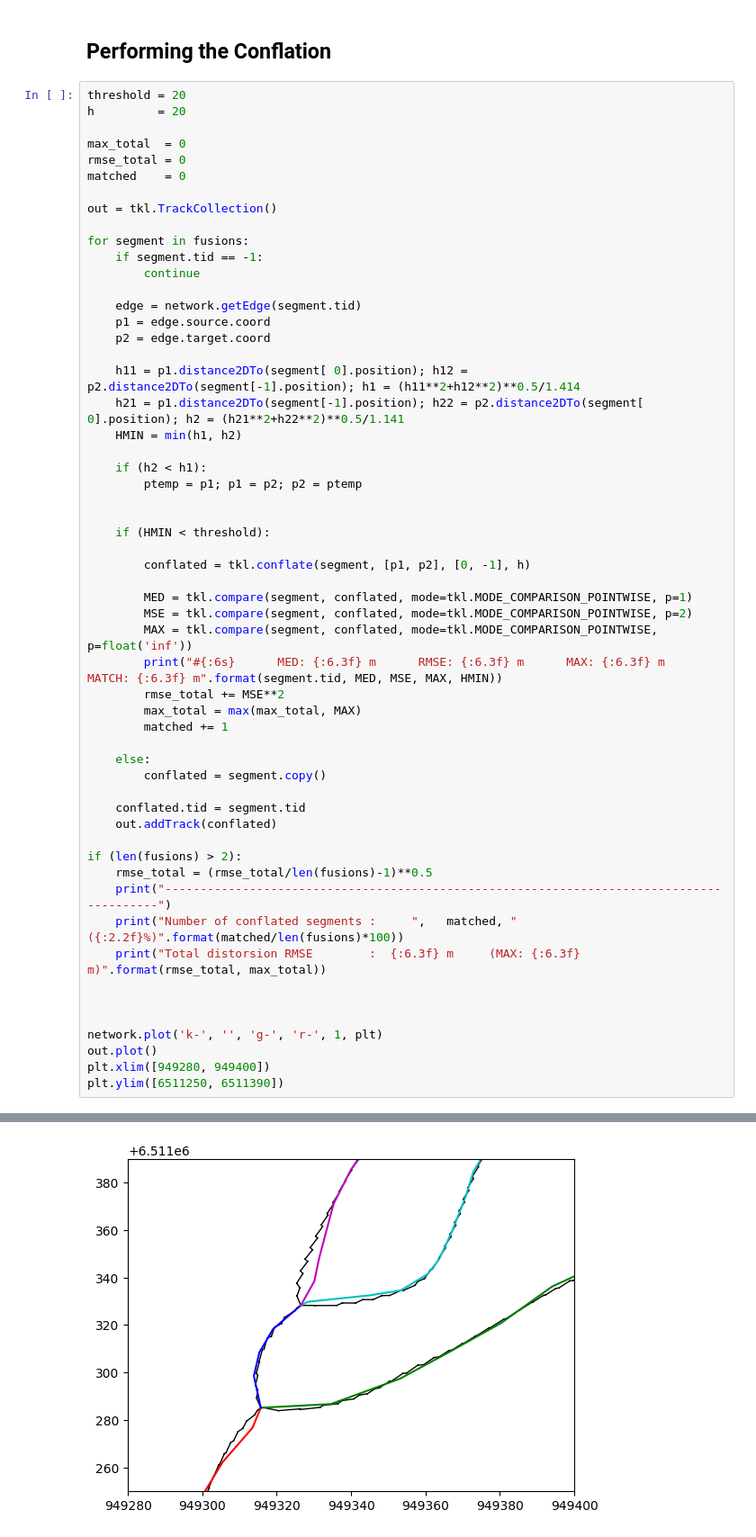
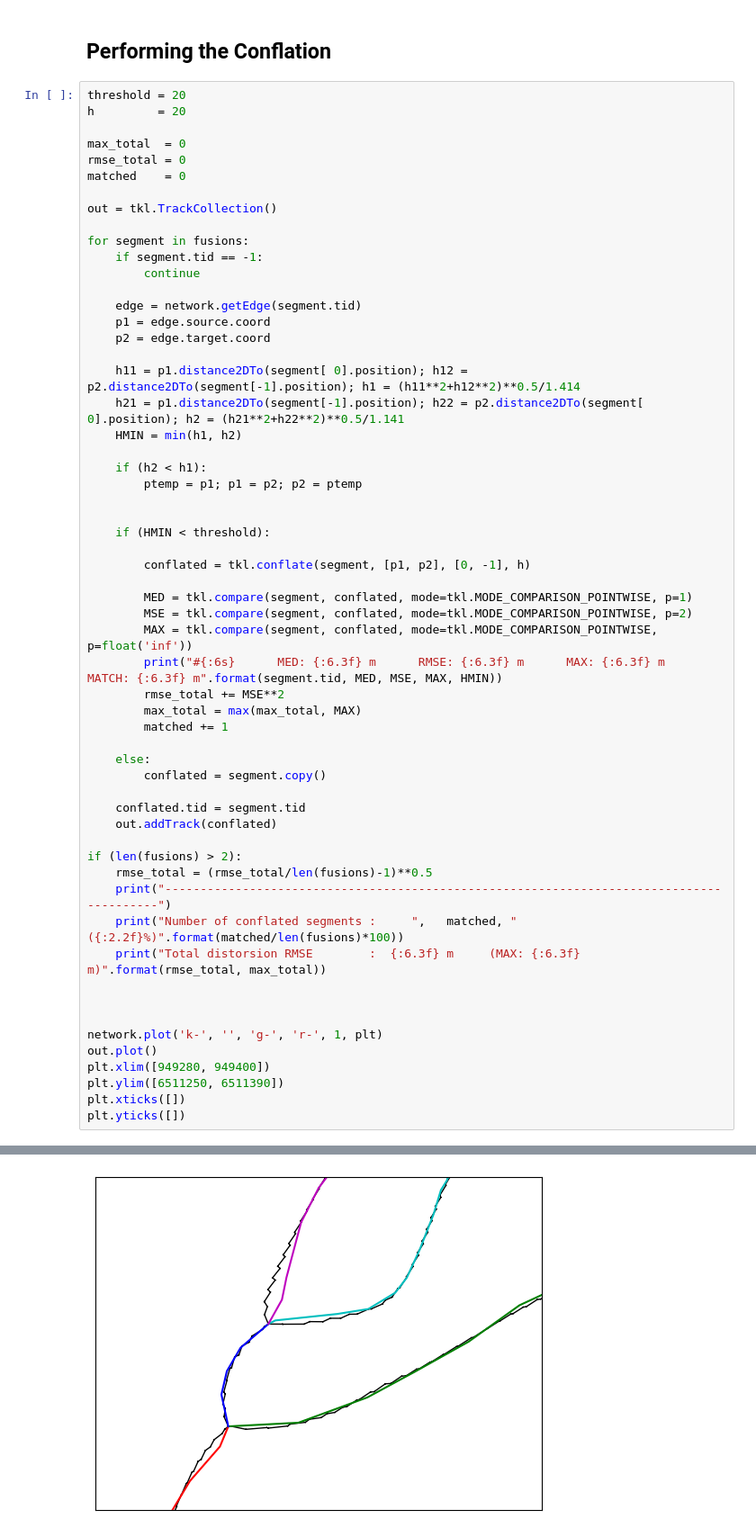
Before and after one commit to umrlastig/tracklib, a Jupyter notebook: doc/source/howto/INT_Conflate.ipynb, the cells around one changed output, grey strips where cells are left out. Shown at 90% size. Saved outputs shown, nothing was run; the diff lists cells and outputs as text.

```diff
--- a/doc/source/howto/INT_Conflate.ipynb
+++ b/doc/source/howto/INT_Conflate.ipynb
@@ -115,6 +115,8 @@ network.plot('k-', '', 'g-', 'r-', 1, plt)
 out.plot()
 plt.xlim([949280, 949400])
 plt.ylim([6511250, 6511390])
+plt.xticks([])
+plt.yticks([])
 # %% [output]
 #593         MED:  0.036 m      RMSE:  0.281 m      MAX:  2.918 m      MATCH:  2.640 m
 #596         MED:  0.076 m      RMSE:  0.522 m      MAX:  4.917 m      MATCH:  3.521 m
@@ -128 +130 @@ Total distorsion RMSE        :   0.822 m     (MAX:  4.917 m)
-[figure, old version]
+[figure, new version]
```
Also changed, not shown: parts of 3 cells of this notebook.
